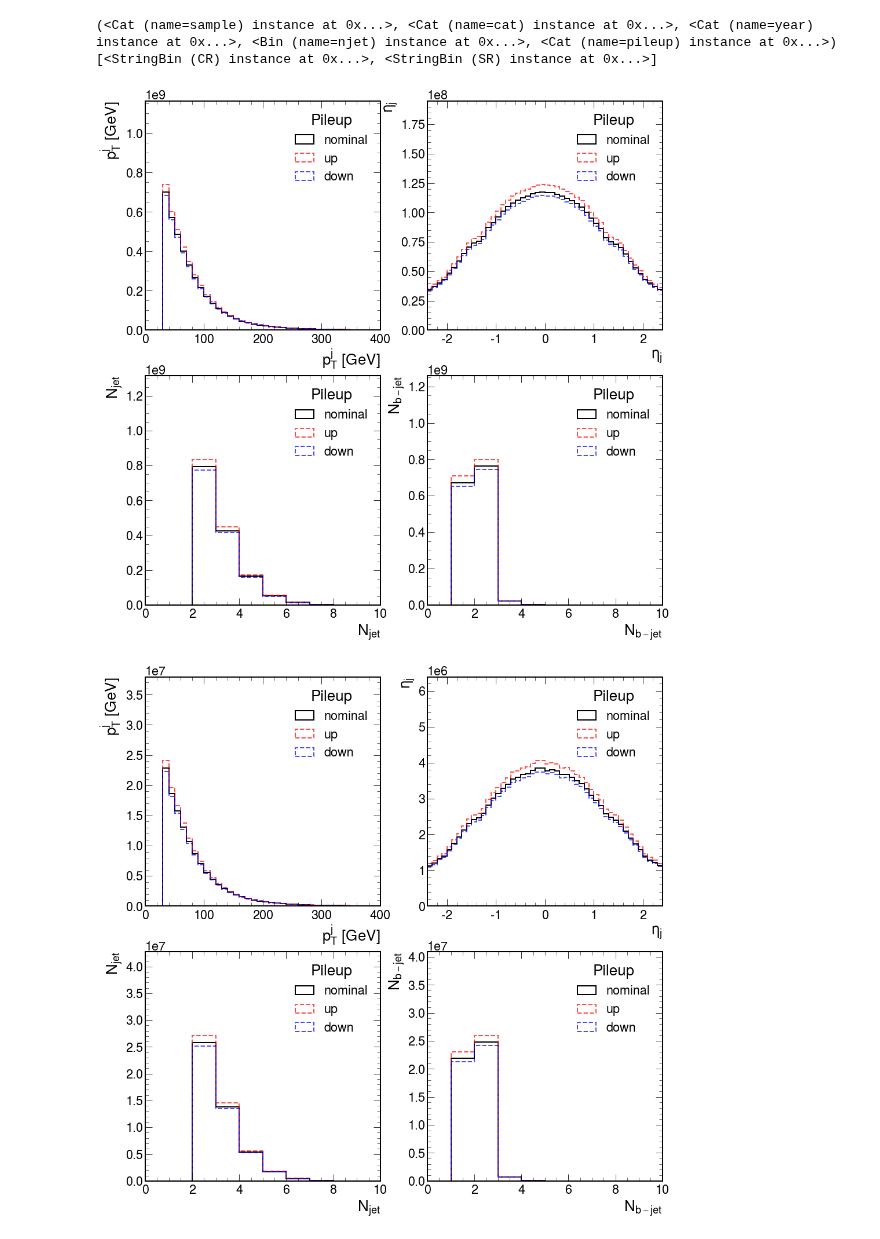
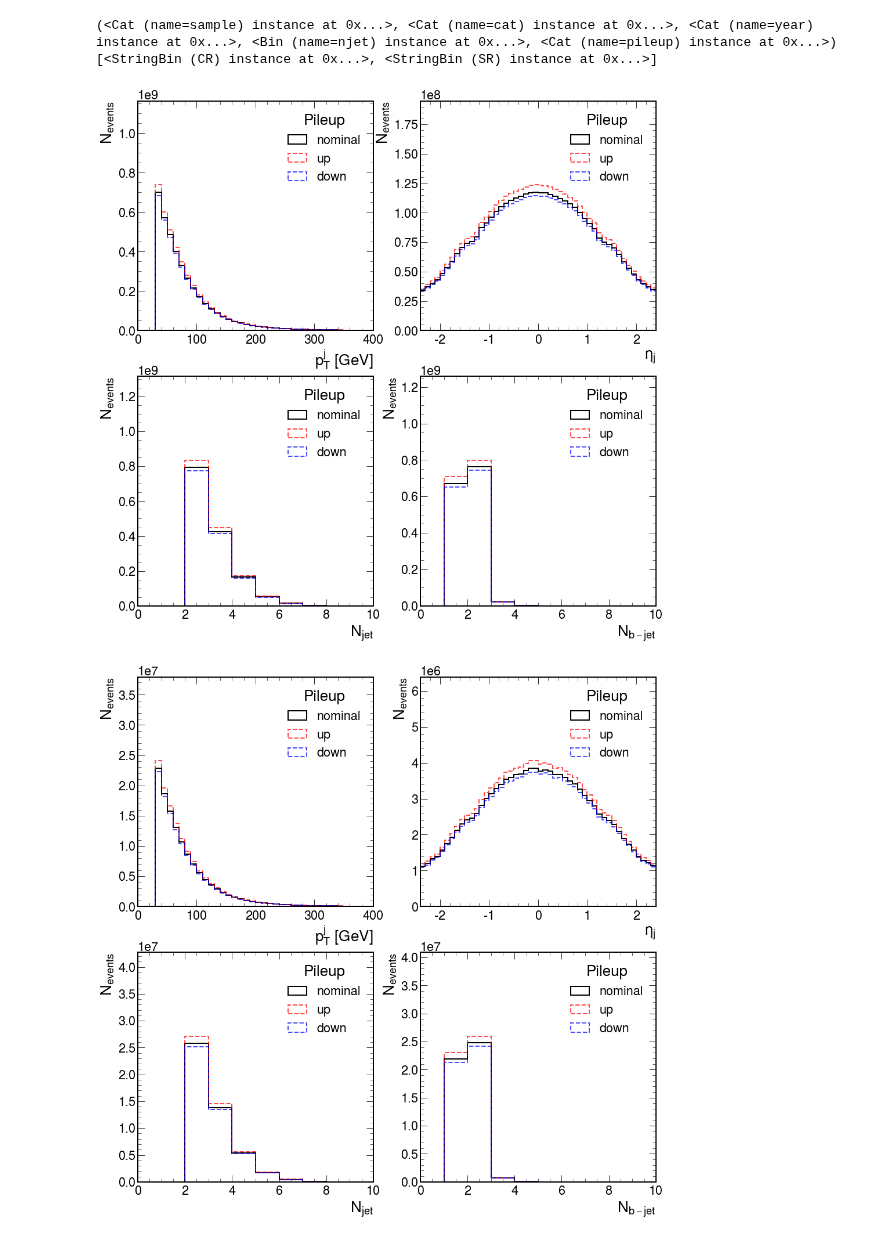
Before and after one commit to PocketCoffea/PocketCoffea, a Jupyter notebook: notebooks/pileup_variations.ipynb, the cells around one changed output. Saved outputs shown, nothing was run; the diff lists cells and outputs as text; code cells hidden in the pictures.

```diff
--- a/notebooks/pileup_variations.ipynb
+++ b/notebooks/pileup_variations.ipynb
@@ -21,7 +21,7 @@ output.keys()
 # %% [output]
 dict_keys(['sumw', 'nevts_initial', 'nevts_presel', 'nevts_cat_SR', 'nevts_cat_CR', 'hist_muon_pt', 'hist_muon_eta', 'hist_muon_phi', 'hist_electron_pt', 'hist_electron_eta', 'hist_electron_phi', 'his ...
 # %%
-h = output['hist_njet']
+h = output_v09['hist_njet']
 print(h.axes())
 print(h.identifiers('cat'))
 # %% [output]
@@ -30,33 +30,34 @@ print(h.identifiers('cat'))
 # %%
 samples = [str(s) for s in h.identifiers('sample')]
 cats    = [str(s) for s in h.identifiers('cat')]
 categories_to_sum_over = ['cat', 'year', 'sample']
 
-for output in [output_v09, output_v10]:
+for version, output in zip(['v09', 'v10'], [output_v09, output_v10]):
     fig, axes = plt.subplots(2,2, figsize=[16,16])
     xlims = {
         'hist_jet_pt'  : (0,400),
         'hist_jet_eta' : (-2.4,2.4),
         'hist_njet'    : (0,10),
         'hist_nbjet'    : (0,10),
     }
 
     fill_opts = {
         'facecolor' : 'None',
         'edgecolor' : ['black', 'red', 'blue'],
         'linestyle' : ['-', '--', '--'],
         'linewidth' : 2,
         'alpha'     : [1, 0.7, 0.7]
     }
 
     order = ['nominal', 'up', 'down']
 
     for i, histname in enumerate(xlims.keys()):
         h = output[histname]
         plot.plot1d(h[(samples, 'SR', '2018')].sum(*categories_to_sum_over), ax=axes[int(i/2),i%2], fill_opts=fill_opts, order=order)
         axes[int(i/2),i%2].set_xlim(*xlims[histname])
         axes[int(i/2),i%2].set_ylim( (1.5*lim for lim in axes[int(i/2),i%2].get_ylim()) )
-    plt.savefig("pileup_variations.png", dpi=300)
+        axes[int(i/2),i%2].set_ylabel("$N_{events}$")
+    plt.savefig(f"pileup_variations_{version}.png", dpi=300)
 # %% [output]
-[figure, old version]
+[figure, new version]
-[figure, old version]
+[figure, new version]
```
Also changed, not shown: parts of 1 cell of this notebook, 1 other file.
